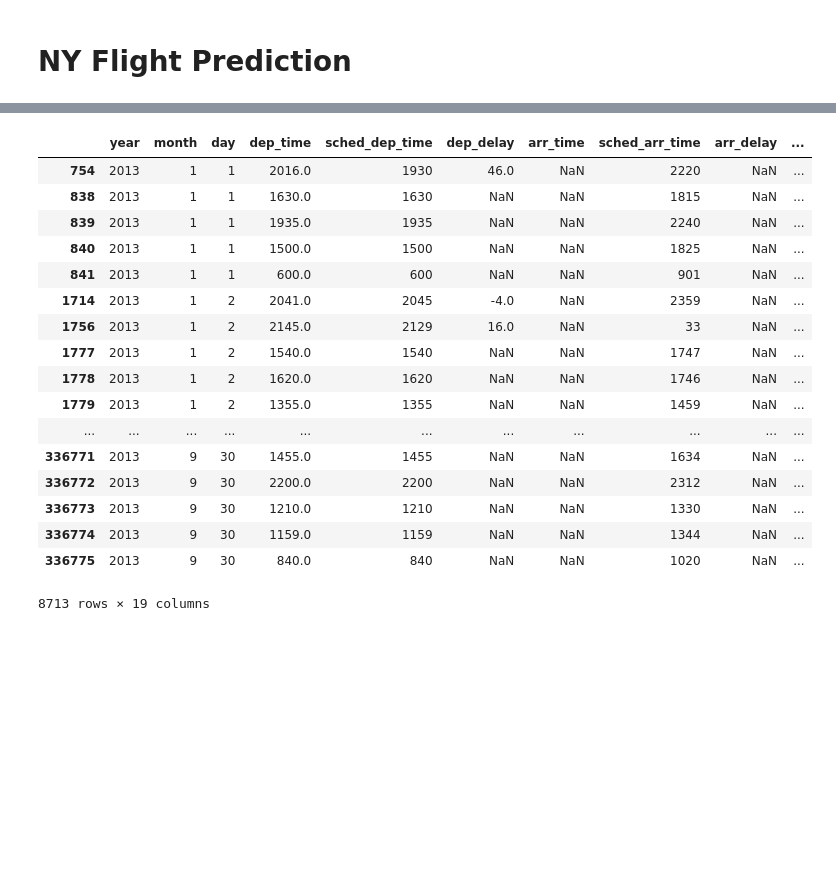
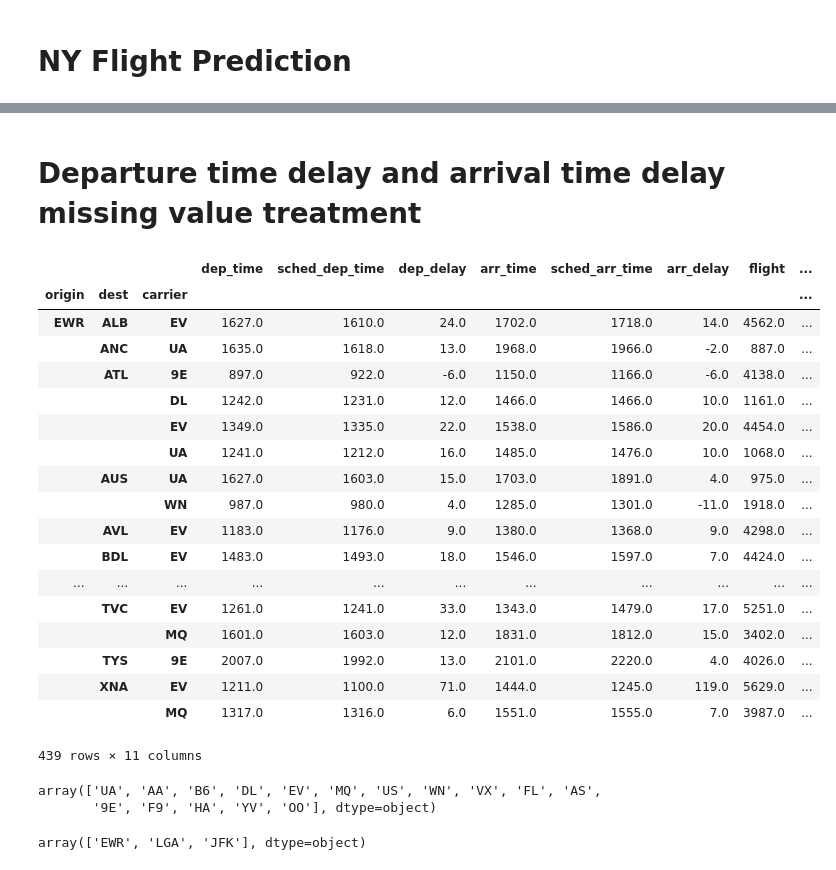
Before and after one commit to Shafin-Thiyam/Data_Science, a Jupyter notebook: 2_NYC-Flight_data/NYF_Exploration.ipynb, the cells around one changed output, grey strips where cells are left out. Saved outputs shown, nothing was run; the diff lists cells and outputs as text; code cells hidden in the pictures; blank space fills up the shorter version.

```diff
--- a/2_NYC-Flight_data/NYF_Exploration.ipynb
+++ b/2_NYC-Flight_data/NYF_Exploration.ipynb
@@ -81,25 +42,25 @@ NYF_data[NYF_data.dep_time.isnull()]
-# %%
-NYF_data.loc[NYF_data['dep_time'].isnull(),'dep_time']=NYF_data.loc[NYF_data['dep_time'].isnull(),'sched_dep_time']
-# %%
-NYF_data[NYF_data.arr_time.isnull()]
-# %% [output]
-|  | year | month | day | dep_time | sched_dep_time | dep_delay | arr_time | sched_arr_time | arr_delay | ... |
-| 754 | 2013 | 1 | 1 | 2016.0 | 1930 | 46.0 | NaN | 2220 | NaN | ... |
-| 838 | 2013 | 1 | 1 | 1630.0 | 1630 | NaN | NaN | 1815 | NaN | ... |
-| 839 | 2013 | 1 | 1 | 1935.0 | 1935 | NaN | NaN | 2240 | NaN | ... |
-| 840 | 2013 | 1 | 1 | 1500.0 | 1500 | NaN | NaN | 1825 | NaN | ... |
-| 841 | 2013 | 1 | 1 | 600.0 | 600 | NaN | NaN | 901 | NaN | ... |
-| 1714 | 2013 | 1 | 2 | 2041.0 | 2045 | -4.0 | NaN | 2359 | NaN | ... |
-| 1756 | 2013 | 1 | 2 | 2145.0 | 2129 | 16.0 | NaN | 33 | NaN | ... |
-| 1777 | 2013 | 1 | 2 | 1540.0 | 1540 | NaN | NaN | 1747 | NaN | ... |
-| 1778 | 2013 | 1 | 2 | 1620.0 | 1620 | NaN | NaN | 1746 | NaN | ... |
-| 1779 | 2013 | 1 | 2 | 1355.0 | 1355 | NaN | NaN | 1459 | NaN | ... |
-| ... | ... | ... | ... | ... | ... | ... | ... | ... | ... | ... |
-| 336771 | 2013 | 9 | 30 | 1455.0 | 1455 | NaN | NaN | 1634 | NaN | ... |
-| 336772 | 2013 | 9 | 30 | 2200.0 | 2200 | NaN | NaN | 2312 | NaN | ... |
-| 336773 | 2013 | 9 | 30 | 1210.0 | 1210 | NaN | NaN | 1330 | NaN | ... |
-| 336774 | 2013 | 9 | 30 | 1159.0 | 1159 | NaN | NaN | 1344 | NaN | ... |
-| 336775 | 2013 | 9 | 30 | 840.0 | 840 | NaN | NaN | 1020 | NaN | ... |
-8713 rows × 19 columns
-# %%
-NYF_data.loc[NYF_data['arr_time'].isnull(),'arr_time']=NYF_data.loc[NYF_data['arr_time'].isnull(),'sched_arr_time']
+# %% [markdown]
+# Departure time delay and arrival time delay missing value treatment
+# %%
+origin_carrier_grp = np.round(NYF_data.groupby(['origin','dest','carrier']).mean(),0)
+origin_carrier_grp
+# %% [output]
+|  |  |  | dep_time | sched_dep_time | dep_delay | arr_time | sched_arr_time | arr_delay | flight | ... |
+| origin | dest | carrier |  |  |  |  |  |  |  | ... |
+| EWR | ALB | EV | 1627.0 | 1610.0 | 24.0 | 1702.0 | 1718.0 | 14.0 | 4562.0 | ... |
+|  | ANC | UA | 1635.0 | 1618.0 | 13.0 | 1968.0 | 1966.0 | -2.0 | 887.0 | ... |
+|  | ATL | 9E | 897.0 | 922.0 | -6.0 | 1150.0 | 1166.0 | -6.0 | 4138.0 | ... |
+|  |  | DL | 1242.0 | 1231.0 | 12.0 | 1466.0 | 1466.0 | 10.0 | 1161.0 | ... |
+|  |  | EV | 1349.0 | 1335.0 | 22.0 | 1538.0 | 1586.0 | 20.0 | 4454.0 | ... |
+|  |  | UA | 1241.0 | 1212.0 | 16.0 | 1485.0 | 1476.0 | 10.0 | 1068.0 | ... |
+|  | AUS | UA | 1627.0 | 1603.0 | 15.0 | 1703.0 | 1891.0 | 4.0 | 975.0 | ... |
+|  |  | WN | 987.0 | 980.0 | 4.0 | 1285.0 | 1301.0 | -11.0 | 1918.0 | ... |
+|  | AVL | EV | 1183.0 | 1176.0 | 9.0 | 1380.0 | 1368.0 | 9.0 | 4298.0 | ... |
+|  | BDL | EV | 1483.0 | 1493.0 | 18.0 | 1546.0 | 1597.0 | 7.0 | 4424.0 | ... |
+| ... | ... | ... | ... | ... | ... | ... | ... | ... | ... | ... |
+|  | TVC | EV | 1261.0 | 1241.0 | 33.0 | 1343.0 | 1479.0 | 17.0 | 5251.0 | ... |
+|  |  | MQ | 1601.0 | 1603.0 | 12.0 | 1831.0 | 1812.0 | 15.0 | 3402.0 | ... |
+|  | TYS | 9E | 2007.0 | 1992.0 | 13.0 | 2101.0 | 2220.0 | 4.0 | 4026.0 | ... |
+|  | XNA | EV | 1211.0 | 1100.0 | 71.0 | 1444.0 | 1245.0 | 119.0 | 5629.0 | ... |
+|  |  | MQ | 1317.0 | 1316.0 | 6.0 | 1551.0 | 1555.0 | 7.0 | 3987.0 | ... |
+439 rows × 11 columns
@@ -105,0 +91,9 @@ NYF_data.loc[NYF_data['arr_time'].isnull(),'arr_time']=NYF_data.loc[NYF_data['ar
+# %%
+NYF_data.carrier.unique()
+# %% [output]
+array(['UA', 'AA', 'B6', 'DL', 'EV', 'MQ', 'US', 'WN', 'VX', 'FL', 'AS',
+       '9E', 'F9', 'HA', 'YV', 'OO'], dtype=object)
+# %%
+NYF_data.origin.unique()
+# %% [output]
+array(['EWR', 'LGA', 'JFK'], dtype=object)
```
Also changed, not shown: parts of 65 cells of this notebook, 4 other files.
